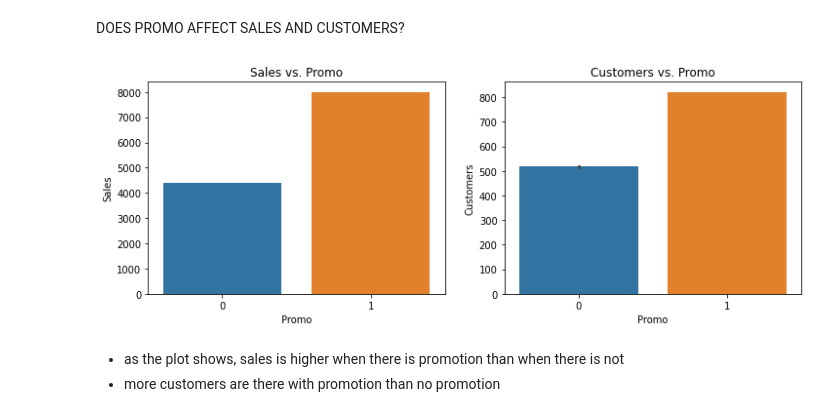
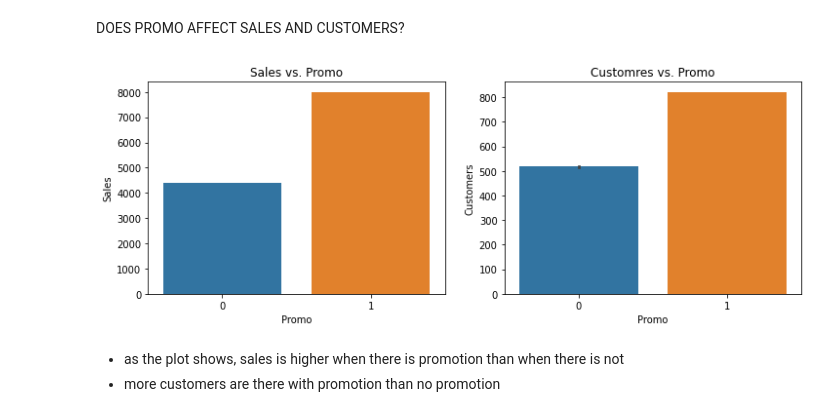
Before and after one commit to sel6/Rosmann_Pharmacy_prediction, a Jupyter notebook: notebooks/EDA.ipynb, the cells around one changed output. Drawn from its saved outputs; the diff is of its cells as text; code cells hidden in the pictures.

```diff
--- a/notebooks/EDA.ipynb
+++ b/notebooks/EDA.ipynb
@@ -284,17 +265,10 @@ sns.heatmap(sales_customers.corr(), linewidths=0.1, vmax=1.0,
 DOES PROMO AFFECT SALES AND CUSTOMERS?
 # %%
 promo_sales = train_df[['Sales', 'Promo']]
-# %%
-fig, (axis1,axis2) = plt.subplots(1,2,figsize=(12,4))
-
-# sales vs. promo, customers vs promo
-sns.barplot(x='Promo', y='Sales', data=promo_sales, ax=axis1).set_title('Sales vs. Promo')
-
-
-sns.barplot(x='Promo', y='Customers', data=train_df, ax=axis2).set_title('Customers vs. Promo')
-plt.show()
-# %% [output]
-[figure, removed]
+# %%
+DV.two_barplot(promo_sales, train_df, 'Promo', 'Sales', 'Sales vs. Promo', 'Promo', 'Customers', 'Customres vs. Promo')
+# %% [output]
+[figure, added]
 # %% [markdown]
 * as the plot shows, sales is higher when there is promotion than when there is not
 * more customers are there with promotion than no promotion
```
Also changed, not shown: parts of 17 cells of this notebook, 3 other files.
